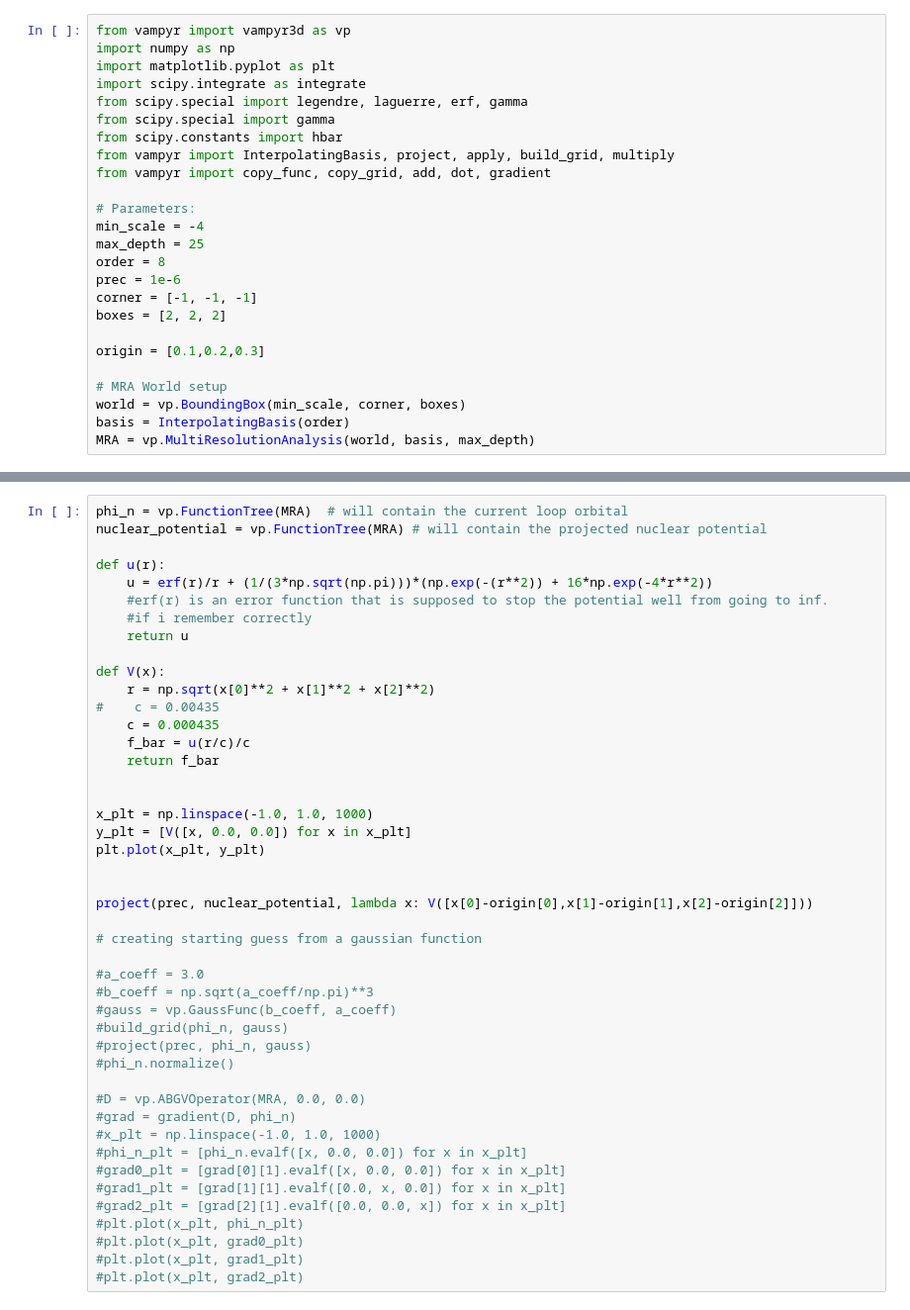
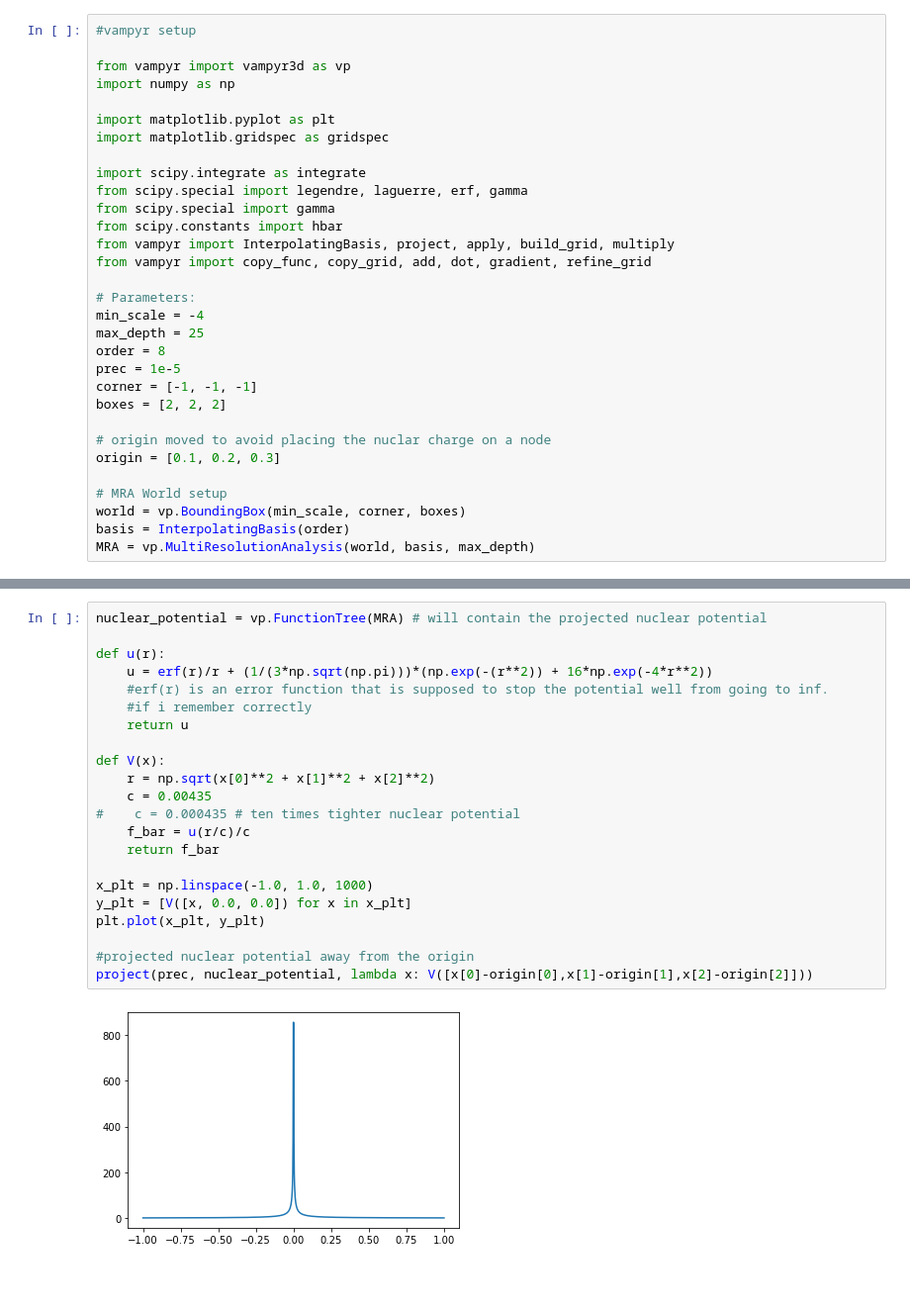
Before and after one commit to MRChemSoft/ReMRChem, a Jupyter notebook: H.ipynb, the cells around one changed output, grey strips where cells are left out. Shown: that part at 99% size. Drawn from its saved outputs; the diff is of its cells as text; blank space fills up the shorter version.

```diff
--- a/H.ipynb
+++ b/H.ipynb
@@ -1,23 +1,29 @@
 # %%
+#vampyr setup
+
 from vampyr import vampyr3d as vp
 import numpy as np
+
 import matplotlib.pyplot as plt
+import matplotlib.gridspec as gridspec
+
 import scipy.integrate as integrate
 from scipy.special import legendre, laguerre, erf, gamma
 from scipy.special import gamma
 from scipy.constants import hbar
 from vampyr import InterpolatingBasis, project, apply, build_grid, multiply
-from vampyr import copy_func, copy_grid, add, dot, gradient
+from vampyr import copy_func, copy_grid, add, dot, gradient, refine_grid
 
 # Parameters:
 min_scale = -4
 max_depth = 25
 order = 8
-prec = 1e-6
+prec = 1e-5
 corner = [-1, -1, -1]
 boxes = [2, 2, 2]
 
-origin = [0.1,0.2,0.3]
+# origin moved to avoid placing the nuclar charge on a node
+origin = [0.1, 0.2, 0.3]
 
 # MRA World setup
 world = vp.BoundingBox(min_scale, corner, boxes)
@@ -87,45 +99,24 @@ plt.plot(x_plt, y_plt)
 # %%
-phi_n = vp.FunctionTree(MRA)  # will contain the current loop orbital
 nuclear_potential = vp.FunctionTree(MRA) # will contain the projected nuclear potential
 
 def u(r):
     u = erf(r)/r + (1/(3*np.sqrt(np.pi)))*(np.exp(-(r**2)) + 16*np.exp(-4*r**2))
     #erf(r) is an error function that is supposed to stop the potential well from going to inf.
     #if i remember correctly
     return u
 
 def V(x):
     r = np.sqrt(x[0]**2 + x[1]**2 + x[2]**2)
-#    c = 0.00435
-    c = 0.000435
+    c = 0.00435
+#    c = 0.000435 # ten times tighter nuclear potential
     f_bar = u(r/c)/c
     return f_bar
-
 
 x_plt = np.linspace(-1.0, 1.0, 1000)
 y_plt = [V([x, 0.0, 0.0]) for x in x_plt]
 plt.plot(x_plt, y_plt)
 
-
+#projected nuclear potential away from the origin
 project(prec, nuclear_potential, lambda x: V([x[0]-origin[0],x[1]-origin[1],x[2]-origin[2]]))
-
-# creating starting guess from a gaussian function
-
-#a_coeff = 3.0
-#b_coeff = np.sqrt(a_coeff/np.pi)**3
-#gauss = vp.GaussFunc(b_coeff, a_coeff)
-#build_grid(phi_n, gauss)
-#project(prec, phi_n, gauss)
-#phi_n.normalize()
-
-#D = vp.ABGVOperator(MRA, 0.0, 0.0)
-#grad = gradient(D, phi_n)
-#x_plt = np.linspace(-1.0, 1.0, 1000)
-#phi_n_plt = [phi_n.evalf([x, 0.0, 0.0]) for x in x_plt]
-#grad0_plt = [grad[0][1].evalf([x, 0.0, 0.0]) for x in x_plt]
-#grad1_plt = [grad[1][1].evalf([0.0, x, 0.0]) for x in x_plt]
-#grad2_plt = [grad[2][1].evalf([0.0, 0.0, x]) for x in x_plt]
-#plt.plot(x_plt, phi_n_plt)
-#plt.plot(x_plt, grad0_plt)
-#plt.plot(x_plt, grad1_plt)
-#plt.plot(x_plt, grad2_plt)
+# %% [output]
+[figure, added]
```
Also changed, not shown: parts of 11 cells of this notebook.
